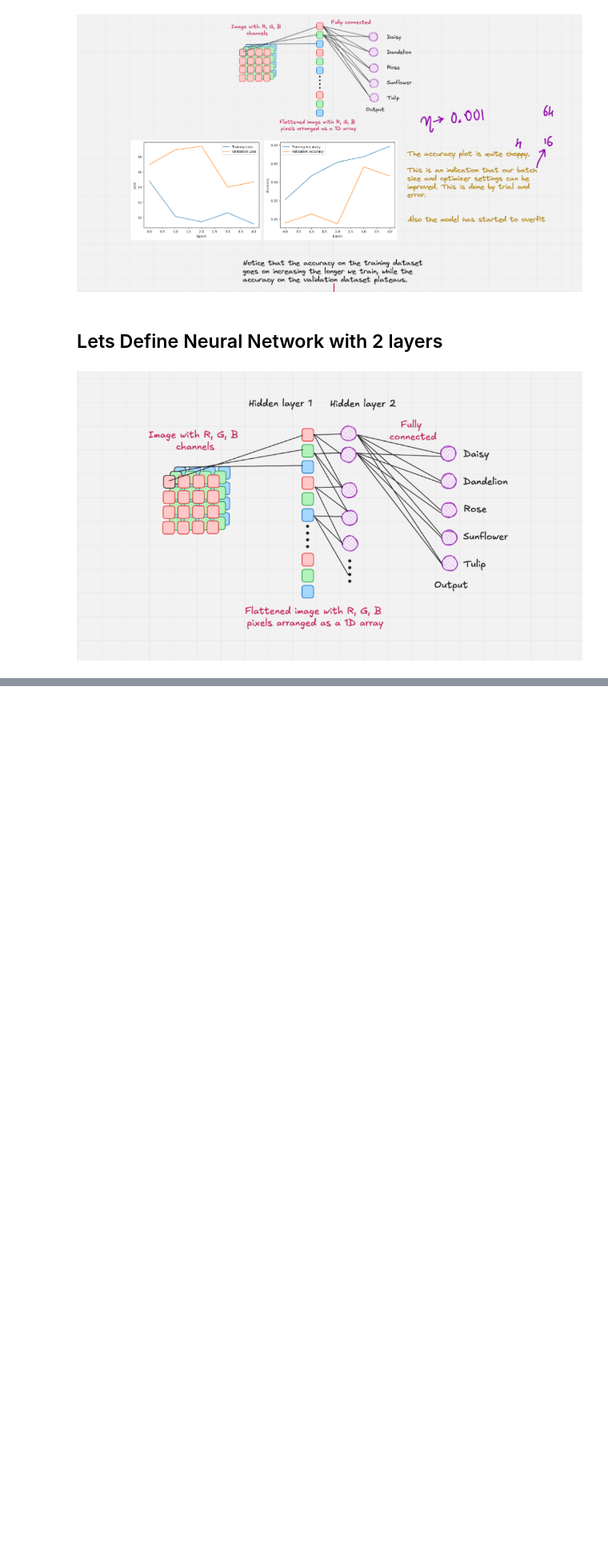
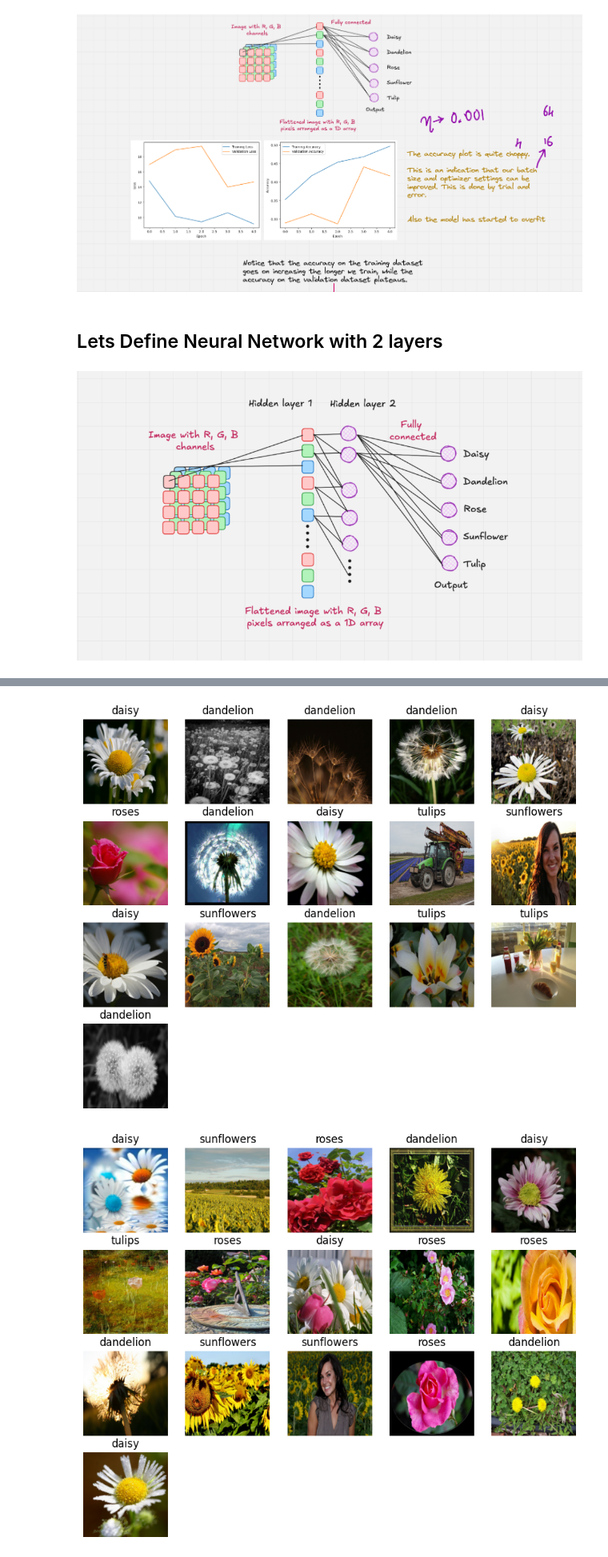
Before and after one commit to prashantiyaramareddy/AI-ML-Learnings, a Jupyter notebook: ComputerVision/DeepNeuralNW_2Layers.ipynb, the cells around one changed output, grey strips where cells are left out. Shown at 80% size. Saved outputs shown, nothing was run; the diff lists cells and outputs as text; code cells hidden in the pictures; blank space fills up the shorter version.

```diff
--- a/ComputerVision/DeepNeuralNW_2Layers.ipynb
+++ b/ComputerVision/DeepNeuralNW_2Layers.ipynb
@@ -14,0 +55,26 @@
+# %%
+from os import read
+def parse_csvline(csv_line):
+  # record defaults specify the datatypes for each column
+  record_default = ["", ""]
+  filename, label_string = tf.io.decode_csv(csv_line, record_default)
+
+  # Load the image
+  img = readanddecode(filename,[IMG_HEIGHT, IMG_WIDTH])
+
+  # Convert the label string to integer based on the CLASSNAMES index
+  label = tf.argmax(tf.math.equal(CLASS_NAMES, label_string))
+
+  return img, label
+
+  return img, label
+# %%
+# Define Datasets
+train_dataset = tf.data.TextLineDataset("gs://cloud-ml-data/img/flower_photos/train_set.csv").map(parse_csvline,num_parallel_calls=tf.data.AUTOTUNE).batch(16).prefetch(tf.data.AUTOTUNE)
+
+eval_dataset = tf.data.TextLineDataset("gs://cloud-ml-data/img/flower_photos/eval_set.csv").map(parse_csvline,num_parallel_calls=tf.data.AUTOTUNE).batch(16).prefetch(tf.data.AUTOTUNE)
+# %%
+for image_batch, label_batch in train_dataset.take(3):
+  print("Image batch shape",image_batch.shape)
+  print("Label Batch Shape", label_batch.shape)
+  print("Labels", label_batch.numpy())
@@ -14,0 +91,15 @@
+# %%
+import matplotlib.pyplot as plt
+
+for image_batch, label_batch in train_dataset.take(2):
+  plt.figure(figsize=(10,10))
+  for n in range(image_batch.shape[0]): # Iterate up to the actual batch size
+    ax = plt.subplot(5,5,n+1)
+    plt.imshow(image_batch[n])
+    plt.title(CLASS_NAMES[label_batch[n]])
+    plt.axis("off")
+
+  plt.show()
+# %% [output]
+[figure, added]
+[figure, added]
```
Also changed, not shown: parts of 6 cells of this notebook.
